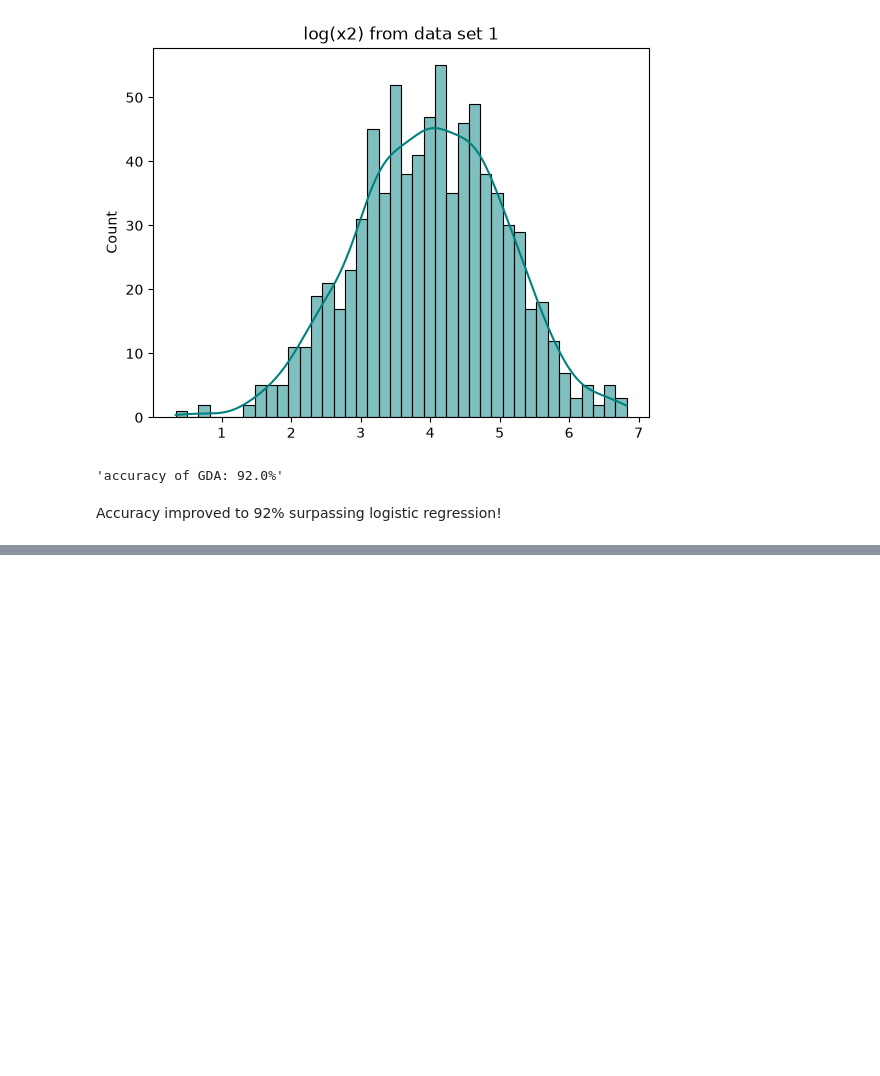
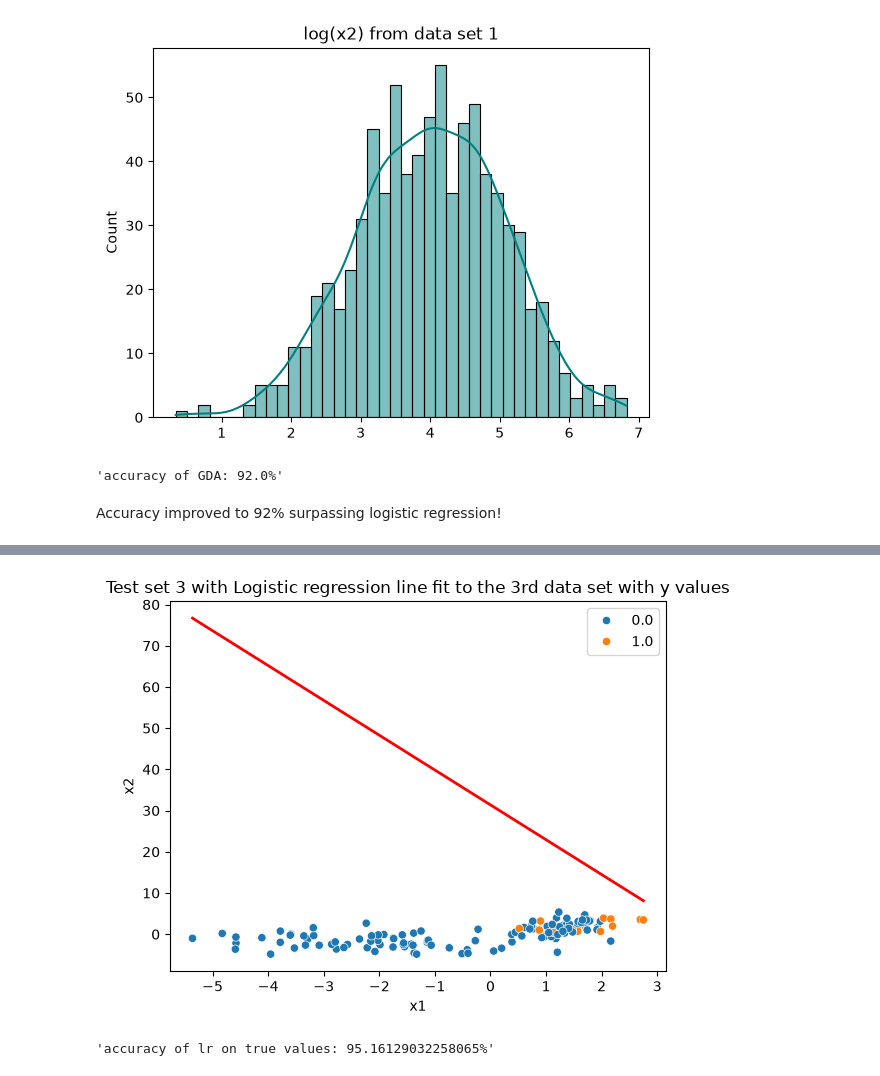
Before and after one commit to BartekWi/cs229, a Jupyter notebook: problem_set_1/ps1_1.ipynb, the cells around one changed output, grey strips where cells are left out. Cells and saved outputs as stored; diff of their text form; code cells hidden in the pictures; blank space fills up the shorter version.

```diff
--- a/problem_set_1/ps1_1.ipynb
+++ b/problem_set_1/ps1_1.ipynb
@@ -284,0 +295,4 @@ Accuracy improved to 92% surpassing logistic regression!
+# %%
+plot_line_with_data(x_test,y_test,lr.theta,"Test set 3 with Logistic regression line fit to the 3rd data set with y values")
+# %% [output]
+[figure, added]
@@ -284,0 +310,4 @@ Accuracy improved to 92% surpassing logistic regression!
+# %%
+f"accuracy of lr on true values: {(predictions==t_val3).sum()/len(t_val3)*100}%"
+# %% [output]
+'accuracy of lr on true values: 95.16129032258065%'
```
Also changed, not shown: parts of 17 cells of this notebook.
